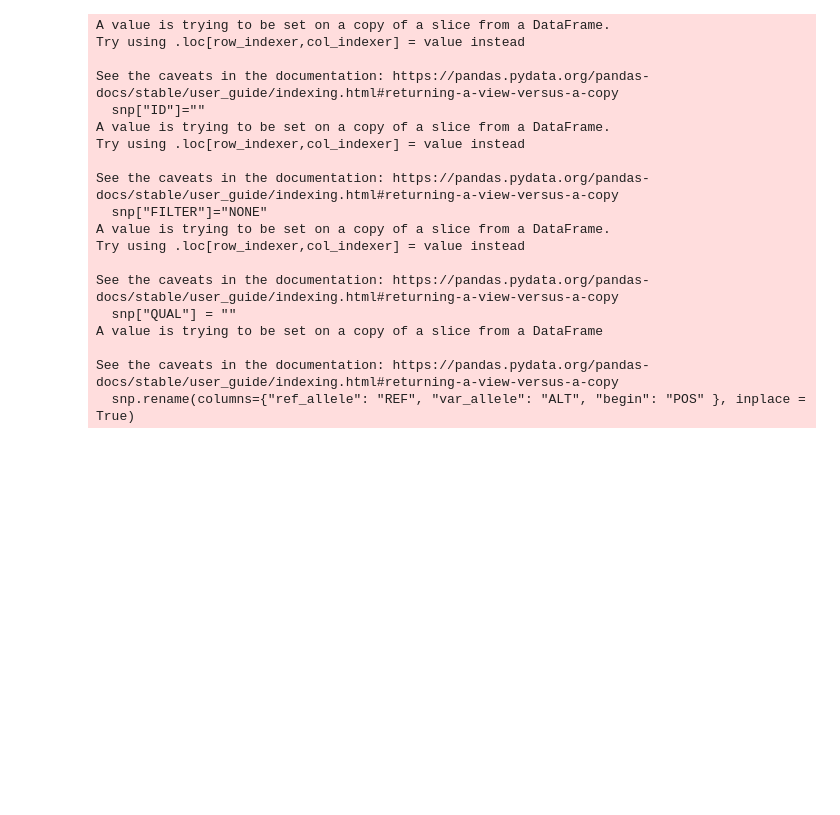
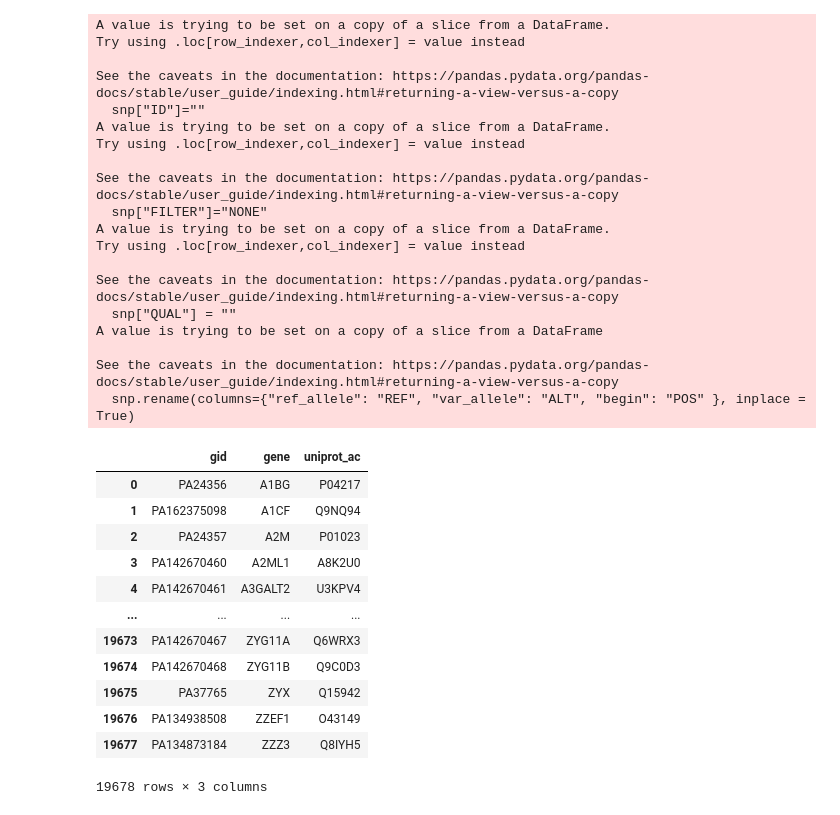
Before and after one commit to ersilia-os/pharmacogx-embeddings, a Jupyter notebook: notebooks/01_PharmGKB_DataExploration.ipynb, the cells around one changed output. Drawn from its saved outputs; the diff is of its cells as text; code cells hidden in the pictures; blank space fills up the shorter version.

```diff
--- a/notebooks/01_PharmGKB_DataExploration.ipynb
+++ b/notebooks/01_PharmGKB_DataExploration.ipynb
@@ -858,0 +918,43 @@ df.to_csv(output_VCF, sep="\t", mode='a', header=False, index=False)
+# %%
+R = []
+for r in df[["gid", "gene", "ensembl_id"]].values:
+    if str(r[2]) == "nan":
+        es = []
+    else:
+        es = r[2].replace('"', "").split(",")
+    if str(r[1]) == "nan":
+        continue
+    else:
+        gs = r[1].replace('"', "").split(",")
+    proteins = []
+    for g in gs:
+        if g in gene2prot:
+            for x in gene2prot[g]:
+                proteins += [x]
+    for e in es:
+        if e in ensembl2prot:
+            for x in ensembl2prot[e]:
+                proteins += [x]
+    if len(proteins) == 0:
+        continue
+    proteins = sorted(set(proteins))
+    R += [[r[0], gs[0], proteins[0]]]
+
+df = pd.DataFrame(R, columns=["gid", "gene", "uniprot_ac"])
+df.to_csv("../data/other/pgkb_gene_uniprot_mapping.tsv", index=False, sep="\t")
+# %%
+df
+# %% [output]
+|  | gid | gene | uniprot_ac |
+| 0 | PA24356 | A1BG | P04217 |
+| 1 | PA162375098 | A1CF | Q9NQ94 |
+| 2 | PA24357 | A2M | P01023 |
+| 3 | PA142670460 | A2ML1 | A8K2U0 |
+| 4 | PA142670461 | A3GALT2 | U3KPV4 |
+| ... | ... | ... | ... |
+| 19673 | PA142670467 | ZYG11A | Q6WRX3 |
+| 19674 | PA142670468 | ZYG11B | Q9C0D3 |
+| 19675 | PA37765 | ZYX | Q15942 |
+| 19676 | PA134938508 | ZZEF1 | O43149 |
+| 19677 | PA134873184 | ZZZ3 | Q8IYH5 |
+19678 rows × 3 columns
```
Also changed, not shown: parts of 7 cells of this notebook, 52 other files.
